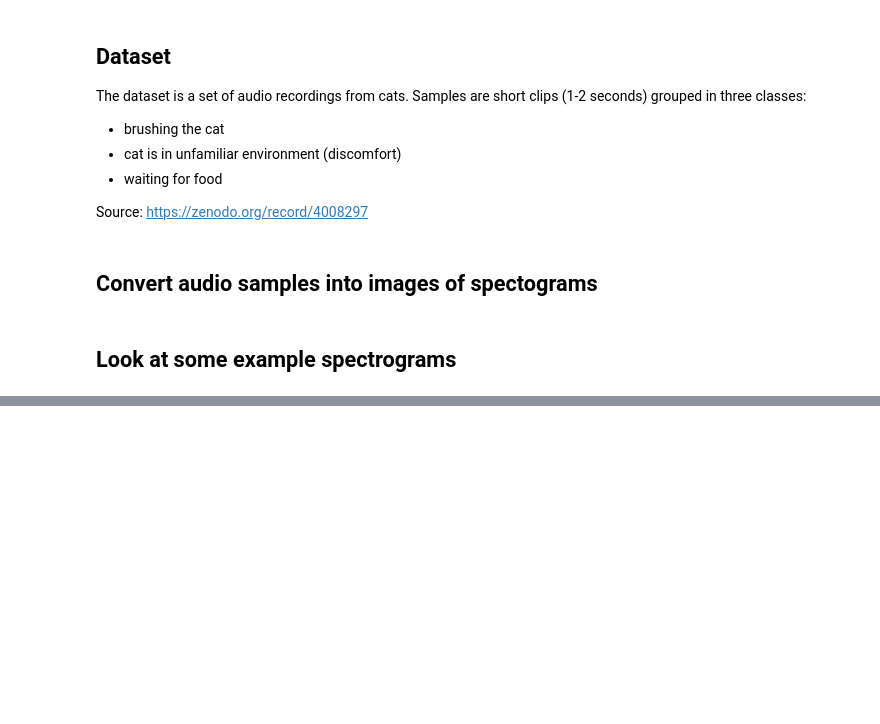
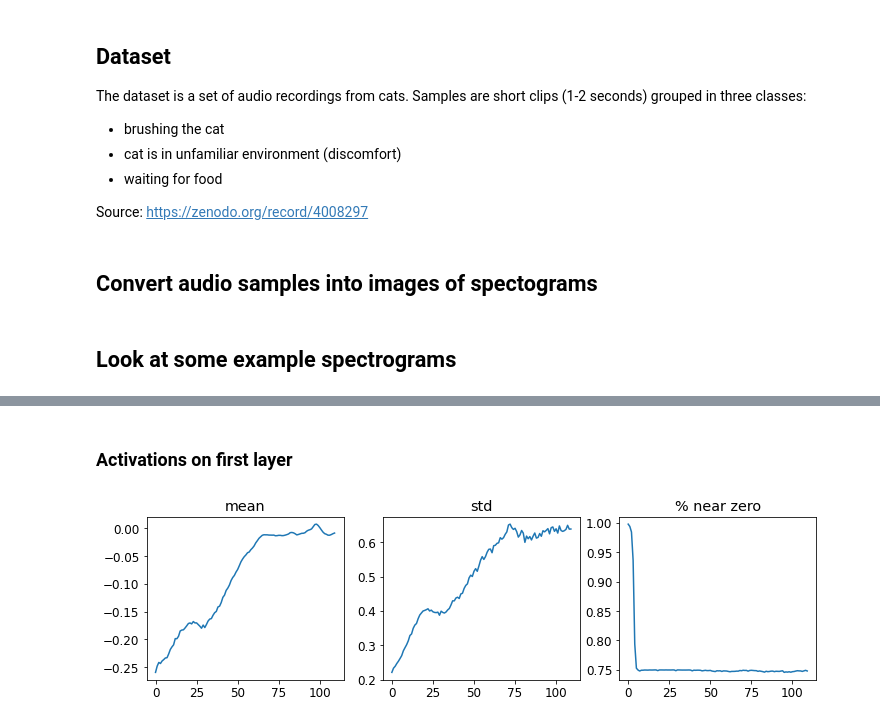
Before and after one commit to floriandotpy/data-playground, a Jupyter notebook: fastai/catmeows.ipynb, the cells around one changed output, grey strips where cells are left out. Saved outputs shown, nothing was run; the diff lists cells and outputs as text; code cells hidden in the pictures; blank space fills up the shorter version.

```diff
--- a/fastai/catmeows.ipynb
+++ b/fastai/catmeows.ipynb
@@ -75,0 +182,14 @@ show_sample(20)
+# %%
+def fit(epochs=10):
+    learn = Learner(
+        dls,
+        simple_net(),
+        loss_func=F.cross_entropy,
+        metrics=accuracy,
+        cbs=[ActivationStats(with_hist=True)]
+    )
+    learn.fit(epochs, 0.005)
+    return learn
+
+
+learn = fit()
@@ -75,0 +218,6 @@ show_sample(20)
+# %% [markdown]
+### Activations on first layer
+# %%
+learn.activation_stats.plot_layer_stats(0)
+# %% [output]
+[figure, added]
```
Also changed, not shown: parts of 25 cells of this notebook.
